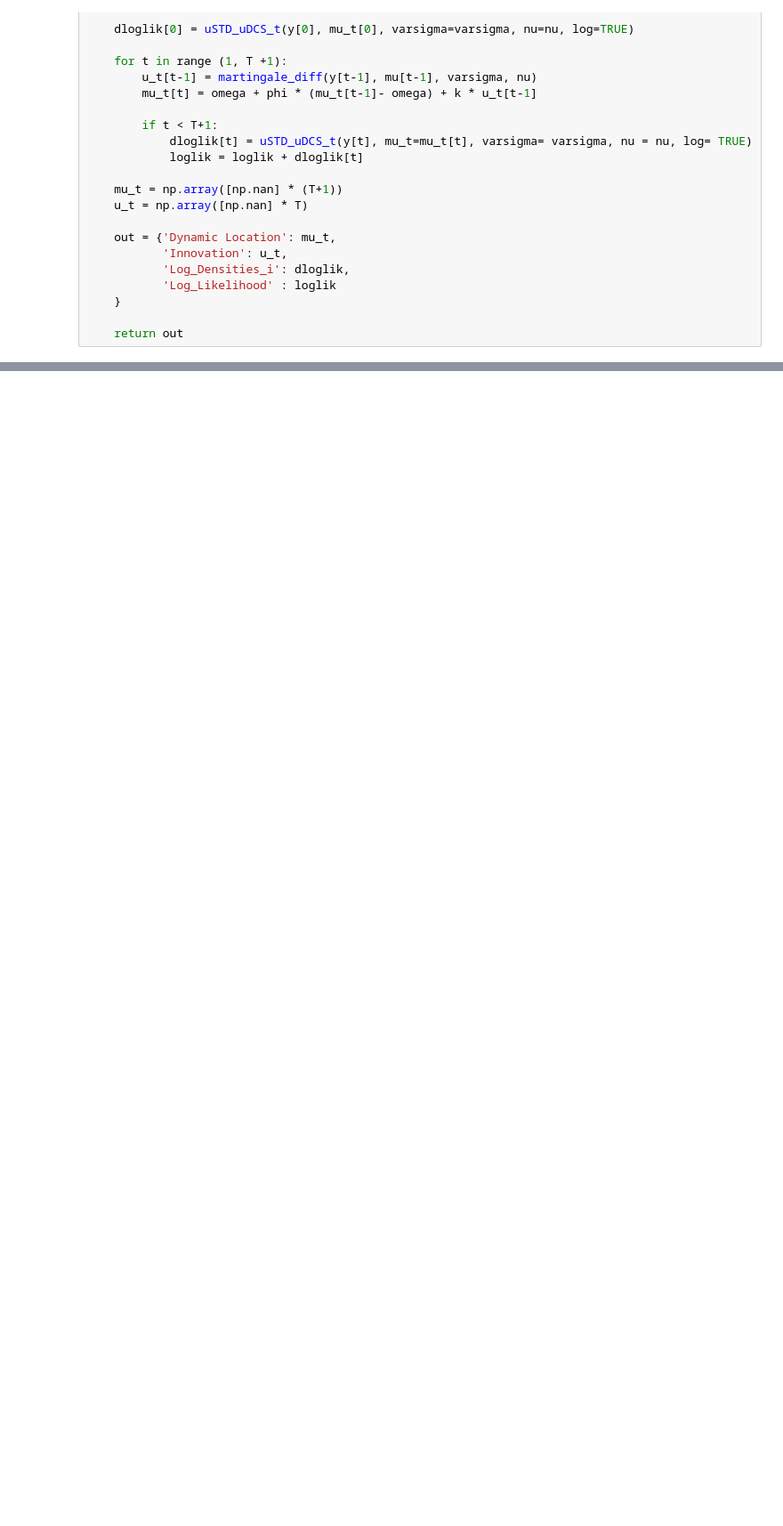
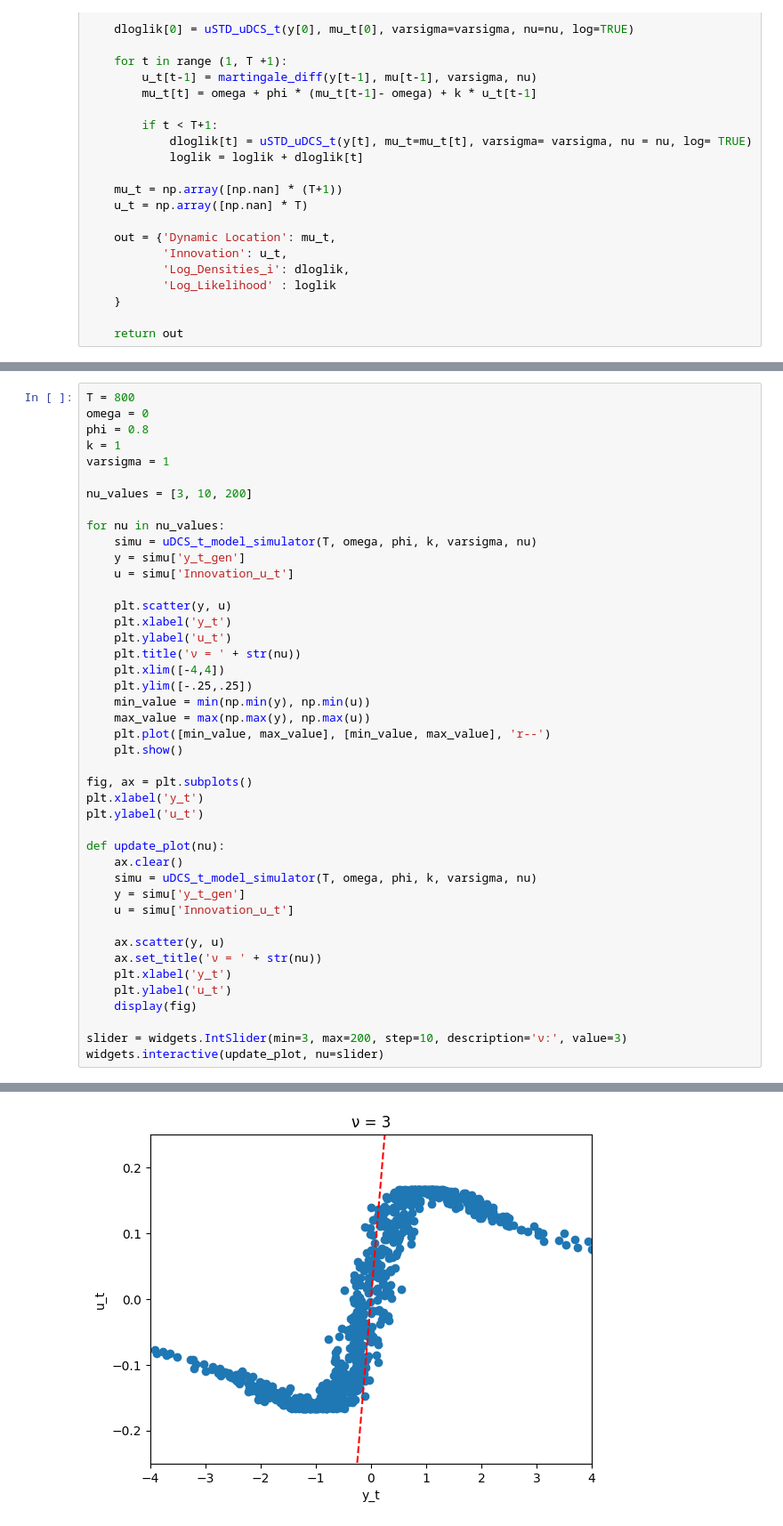
Before and after one commit to alberello00/Advanced-time-series, a Jupyter notebook: R files for score-driven simulation and estimation-20230530/py_functions_DCS.ipynb, the cells around one changed output, grey strips where cells are left out. Shown at 89% size. Saved outputs shown, nothing was run; the diff lists cells and outputs as text; blank space fills up the shorter version.

```diff
--- a/R files for score-driven simulation and estimation-20230530/py_functions_DCS.ipynb
+++ b/R files for score-driven simulation and estimation-20230530/py_functions_DCS.ipynb
@@ -105,0 +168,44 @@ def uDCS_t_model_estimator (data, param):
+# %%
+T = 800
+omega = 0
+phi = 0.8
+k = 1
+varsigma = 1
+
+nu_values = [3, 10, 200]
+
+for nu in nu_values:
+    simu = uDCS_t_model_simulator(T, omega, phi, k, varsigma, nu)
+    y = simu['y_t_gen']
+    u = simu['Innovation_u_t']
+
+    plt.scatter(y, u)
+    plt.xlabel('y_t')
+    plt.ylabel('u_t')
+    plt.title('ν = ' + str(nu))
+    plt.xlim([-4,4])
+    plt.ylim([-.25,.25])
+    min_value = min(np.min(y), np.min(u))
+    max_value = max(np.max(y), np.max(u))
+    plt.plot([min_value, max_value], [min_value, max_value], 'r--')
+    plt.show()
+
+fig, ax = plt.subplots()
+plt.xlabel('y_t')
+plt.ylabel('u_t')
+
+def update_plot(nu):
+    ax.clear()
+    simu = uDCS_t_model_simulator(T, omega, phi, k, varsigma, nu)
+    y = simu['y_t_gen']
+    u = simu['Innovation_u_t']
+
+    ax.scatter(y, u)
+    ax.set_title('ν = ' + str(nu))
+    plt.xlabel('y_t')
+    plt.ylabel('u_t')
+    display(fig)
+
+slider = widgets.IntSlider(min=3, max=200, step=10, description='ν:', value=3)
+widgets.interactive(update_plot, nu=slider)
+# %% [output]
@@ -105,0 +213 @@ def uDCS_t_model_estimator (data, param):
+[figure, added]
```
Also changed, not shown: parts of 9 cells of this notebook.
